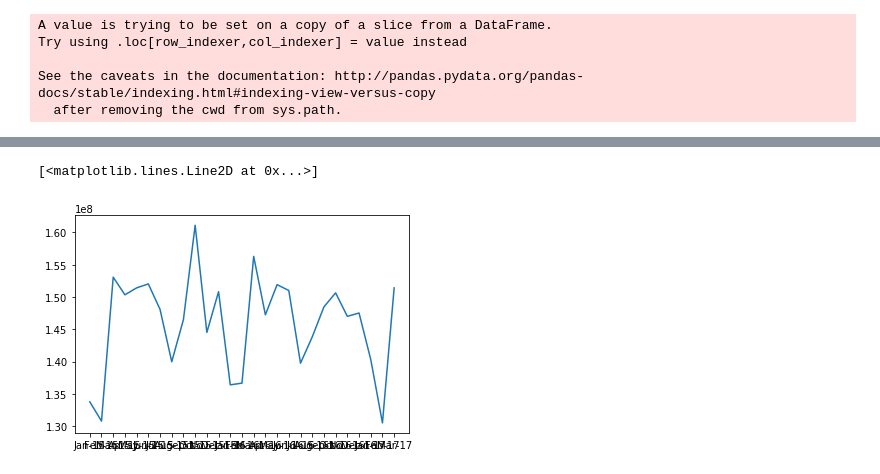
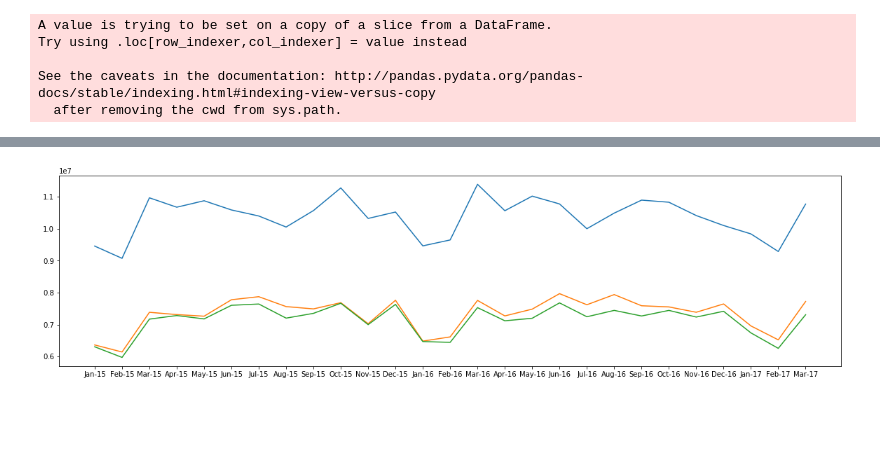
Before and after one commit to wessoncc/fury-waffle, a Jupyter notebook: New_York_Transit_Analysis.ipynb, the cells around one changed output, grey strips where cells are left out. Cells and saved outputs as stored; diff of their text form; code cells hidden in the pictures; blank space fills up the shorter version.

```diff
--- a/New_York_Transit_Analysis.ipynb
+++ b/New_York_Transit_Analysis.ipynb
@@ -158,9 +143,7 @@ plt.plot(people_north['PLOT_LABELS'], people_sub['MONTHLY_ACTUAL'])
-# %%
-plt.plot(people_toll['PLOT_LABELS'], people_sub['MONTHLY_ACTUAL'])#, labels=people_sub['PLOT_LABELS'])
-#plt.plot(x_axis, people_bus); plt.plot(x_axis, people_long);
-#plt.plot(x_axis, people_north); plt.plot(x_axis, people_toll)
-#plt.legend(['Subway', 'MTA Bus', 'Long Island Rail Road',
-            #'Metro-North Railroad', 'Bridges and Tunnels'])
-# %% [output]
-[<matplotlib.lines.Line2D at 0x...>]
-[figure, removed]
+# %%
+plt.figure(figsize=(20,5))
+all_nonsub_chart = (plt.plot(people_bus['PLOT_LABELS'], people_bus['MONTHLY_ACTUAL']),
+             plt.plot(people_long['PLOT_LABELS'], people_long['MONTHLY_ACTUAL']),
+             plt.plot(people_north['PLOT_LABELS'], people_north['MONTHLY_ACTUAL']))
+# %% [output]
+[figure, added]
```
Also changed, not shown: parts of 14 cells of this notebook, 2 other files.
